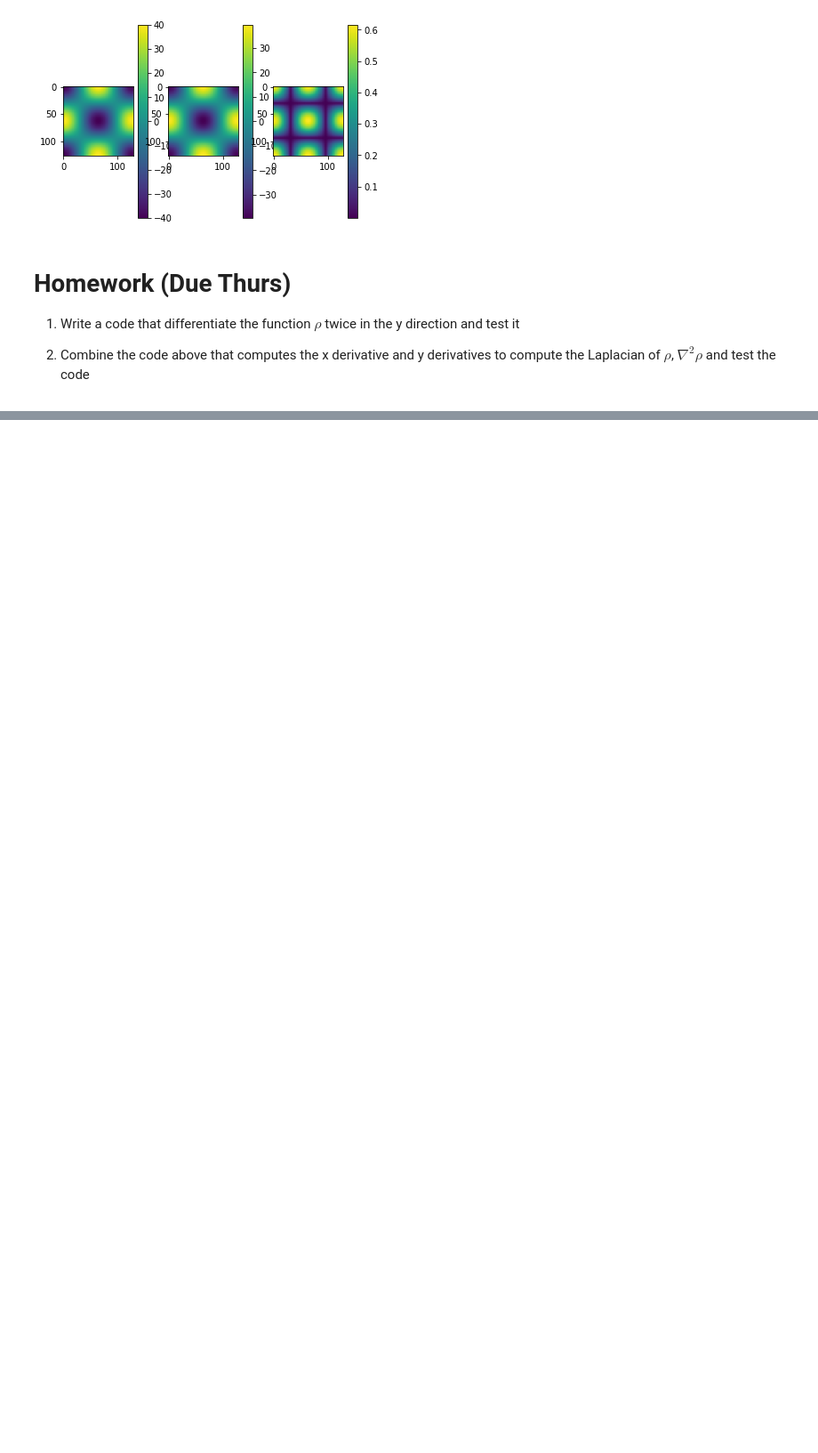
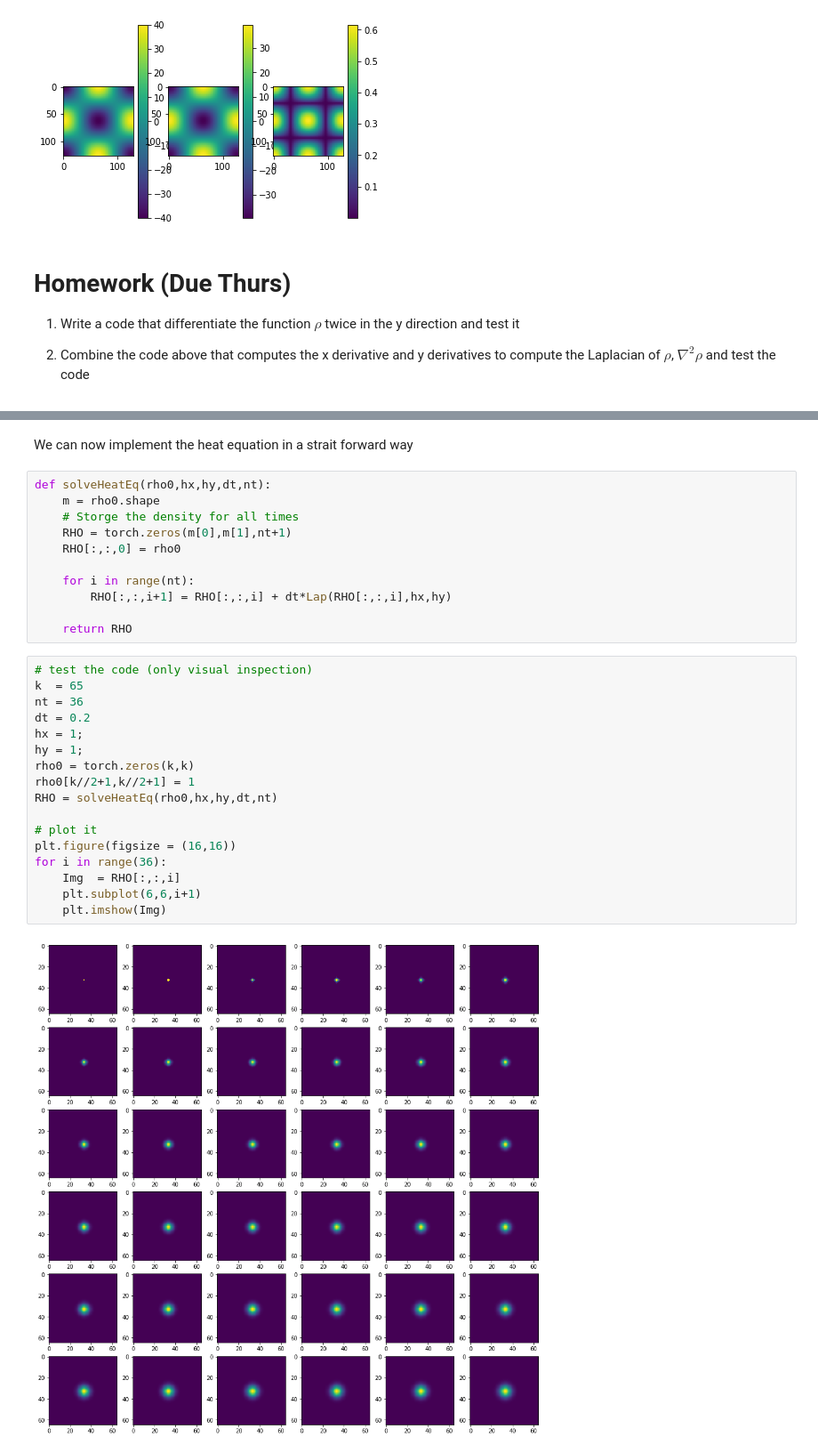
Before and after one commit to TwoOrangeOneApple/ComputationalGeoCourse, a Jupyter notebook: fluxBalace.ipynb, the cells around one changed output, grey strips where cells are left out. Shown at 89% size. Saved outputs shown, nothing was run; the diff lists cells and outputs as text; blank space fills up the shorter version.

```diff
--- a/fluxBalace.ipynb
+++ b/fluxBalace.ipynb
@@ -213,0 +264,32 @@ and test the code
+# %% [markdown]
+We can now implement the heat equation in a strait forward way
+# %%
+def solveHeatEq(rho0,hx,hy,dt,nt):
+    m = rho0.shape
+    # Storge the density for all times
+    RHO = torch.zeros(m[0],m[1],nt+1)
+    RHO[:,:,0] = rho0
+
+    for i in range(nt):
+        RHO[:,:,i+1] = RHO[:,:,i] + dt*Lap(RHO[:,:,i],hx,hy)
+
+    return RHO
+# %%
+# test the code (only visual inspection)
+k  = 65
+nt = 36
+dt = 0.2
+hx = 1;
+hy = 1;
+rho0 = torch.zeros(k,k)
+rho0[k//2+1,k//2+1] = 1
+RHO = solveHeatEq(rho0,hx,hy,dt,nt)
+
+# plot it
+plt.figure(figsize = (16,16))
+for i in range(36):
+    Img  = RHO[:,:,i]
+    plt.subplot(6,6,i+1)
+    plt.imshow(Img)
+# %% [output]
+[figure, added]
```
Also changed, not shown: parts of 10 cells of this notebook.
